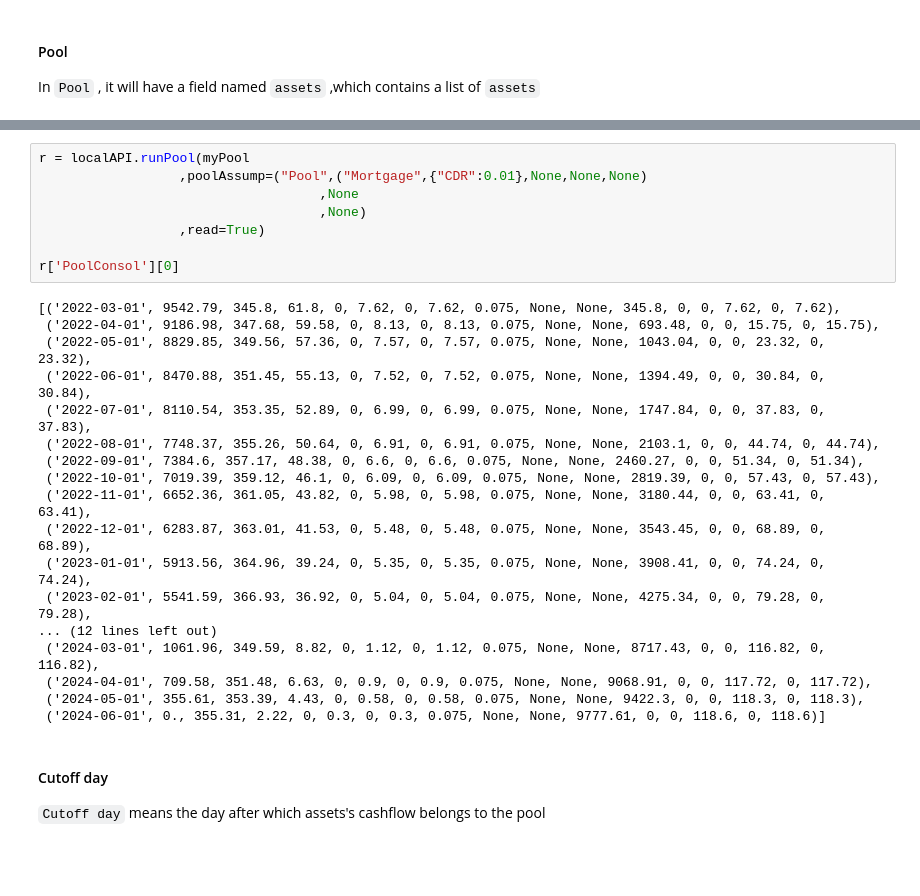
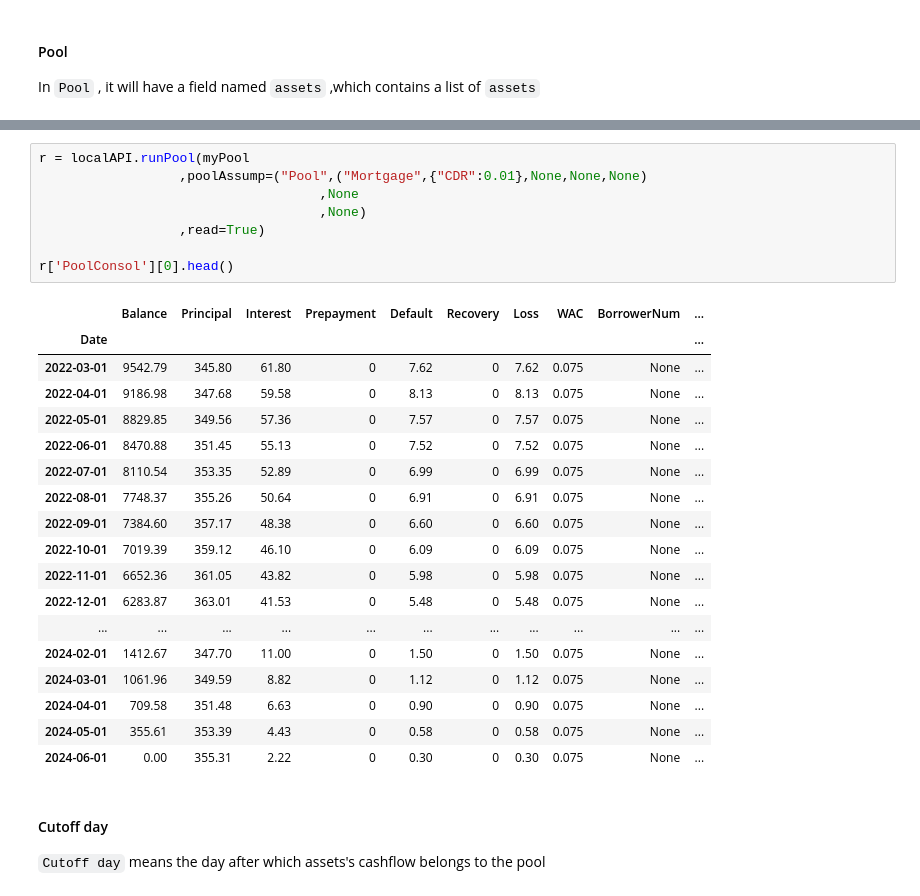
Before and after one commit to yellowbean/AbsBox, a Jupyter notebook: docs/source/nbsample/pool_sample1.ipynb, the cells around one changed output, grey strips where cells are left out. Drawn from its saved outputs; the diff is of its cells as text; blank space fills up the shorter version.

Commit message:
include pool sampe 2

```diff
--- a/docs/source/nbsample/pool_sample1.ipynb
+++ b/docs/source/nbsample/pool_sample1.ipynb
@@ -43,29 +41,30 @@ myPool = {'assets':[ mortgage1, mortgage2  ],
 # %%
 r = localAPI.runPool(myPool
                   ,poolAssump=("Pool",("Mortgage",{"CDR":0.01},None,None,None)
                                     ,None
                                     ,None)
                   ,read=True)
 
-r['PoolConsol'][0]
+r['PoolConsol'][0].head()
 # %% [output]
-[('2022-03-01', 9542.79, 345.8, 61.8, 0, 7.62, 0, 7.62, 0.075, None, None, 345.8, 0, 0, 7.62, 0, 7.62),
- ('2022-04-01', 9186.98, 347.68, 59.58, 0, 8.13, 0, 8.13, 0.075, None, None, 693.48, 0, 0, 15.75, 0, 15.75),
- ('2022-05-01', 8829.85, 349.56, 57.36, 0, 7.57, 0, 7.57, 0.075, None, None, 1043.04, 0, 0, 23.32, 0, 23.32),
- ('2022-06-01', 8470.88, 351.45, 55.13, 0, 7.52, 0, 7.52, 0.075, None, None, 1394.49, 0, 0, 30.84, 0, 30.84),
- ('2022-07-01', 8110.54, 353.35, 52.89, 0, 6.99, 0, 6.99, 0.075, None, None, 1747.84, 0, 0, 37.83, 0, 37.83),
- ('2022-08-01', 7748.37, 355.26, 50.64, 0, 6.91, 0, 6.91, 0.075, None, None, 2103.1, 0, 0, 44.74, 0, 44.74),
- ('2022-09-01', 7384.6, 357.17, 48.38, 0, 6.6, 0, 6.6, 0.075, None, None, 2460.27, 0, 0, 51.34, 0, 51.34),
- ('2022-10-01', 7019.39, 359.12, 46.1, 0, 6.09, 0, 6.09, 0.075, None, None, 2819.39, 0, 0, 57.43, 0, 57.43),
- ('2022-11-01', 6652.36, 361.05, 43.82, 0, 5.98, 0, 5.98, 0.075, None, None, 3180.44, 0, 0, 63.41, 0, 63.41),
- ('2022-12-01', 6283.87, 363.01, 41.53, 0, 5.48, 0, 5.48, 0.075, None, None, 3543.45, 0, 0, 68.89, 0, 68.89),
- ('2023-01-01', 5913.56, 364.96, 39.24, 0, 5.35, 0, 5.35, 0.075, None, None, 3908.41, 0, 0, 74.24, 0, 74.24),
- ('2023-02-01', 5541.59, 366.93, 36.92, 0, 5.04, 0, 5.04, 0.075, None, None, 4275.34, 0, 0, 79.28, 0, 79.28),
-... (12 lines left out)
- ('2024-03-01', 1061.96, 349.59, 8.82, 0, 1.12, 0, 1.12, 0.075, None, None, 8717.43, 0, 0, 116.82, 0, 116.82),
- ('2024-04-01', 709.58, 351.48, 6.63, 0, 0.9, 0, 0.9, 0.075, None, None, 9068.91, 0, 0, 117.72, 0, 117.72),
- ('2024-05-01', 355.61, 353.39, 4.43, 0, 0.58, 0, 0.58, 0.075, None, None, 9422.3, 0, 0, 118.3, 0, 118.3),
- ('2024-06-01', 0., 355.31, 2.22, 0, 0.3, 0, 0.3, 0.075, None, None, 9777.61, 0, 0, 118.6, 0, 118.6)]
+|  | Balance | Principal | Interest | Prepayment | Default | Recovery | Loss | WAC | BorrowerNum | ... |
+| Date |  |  |  |  |  |  |  |  |  | ... |
+| 2022-03-01 | 9542.79 | 345.80 | 61.80 | 0 | 7.62 | 0 | 7.62 | 0.075 | None | ... |
+| 2022-04-01 | 9186.98 | 347.68 | 59.58 | 0 | 8.13 | 0 | 8.13 | 0.075 | None | ... |
+| 2022-05-01 | 8829.85 | 349.56 | 57.36 | 0 | 7.57 | 0 | 7.57 | 0.075 | None | ... |
+| 2022-06-01 | 8470.88 | 351.45 | 55.13 | 0 | 7.52 | 0 | 7.52 | 0.075 | None | ... |
+| 2022-07-01 | 8110.54 | 353.35 | 52.89 | 0 | 6.99 | 0 | 6.99 | 0.075 | None | ... |
+| 2022-08-01 | 7748.37 | 355.26 | 50.64 | 0 | 6.91 | 0 | 6.91 | 0.075 | None | ... |
+| 2022-09-01 | 7384.60 | 357.17 | 48.38 | 0 | 6.60 | 0 | 6.60 | 0.075 | None | ... |
+| 2022-10-01 | 7019.39 | 359.12 | 46.10 | 0 | 6.09 | 0 | 6.09 | 0.075 | None | ... |
+| 2022-11-01 | 6652.36 | 361.05 | 43.82 | 0 | 5.98 | 0 | 5.98 | 0.075 | None | ... |
+| 2022-12-01 | 6283.87 | 363.01 | 41.53 | 0 | 5.48 | 0 | 5.48 | 0.075 | None | ... |
+| ... | ... | ... | ... | ... | ... | ... | ... | ... | ... | ... |
+| 2024-02-01 | 1412.67 | 347.70 | 11.00 | 0 | 1.50 | 0 | 1.50 | 0.075 | None | ... |
+| 2024-03-01 | 1061.96 | 349.59 | 8.82 | 0 | 1.12 | 0 | 1.12 | 0.075 | None | ... |
+| 2024-04-01 | 709.58 | 351.48 | 6.63 | 0 | 0.90 | 0 | 0.90 | 0.075 | None | ... |
+| 2024-05-01 | 355.61 | 353.39 | 4.43 | 0 | 0.58 | 0 | 0.58 | 0.075 | None | ... |
+| 2024-06-01 | 0.00 | 355.31 | 2.22 | 0 | 0.30 | 0 | 0.30 | 0.075 | None | ... |
 # %% [markdown]
 #### Cutoff day
 
```
Also changed, not shown: parts of 7 cells of this notebook, 9 other files.
